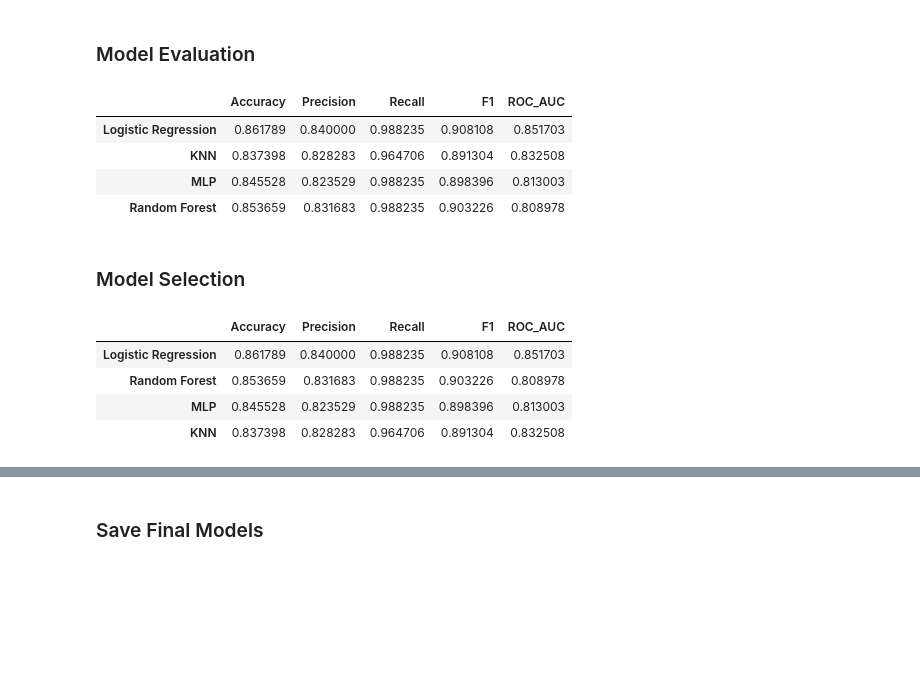
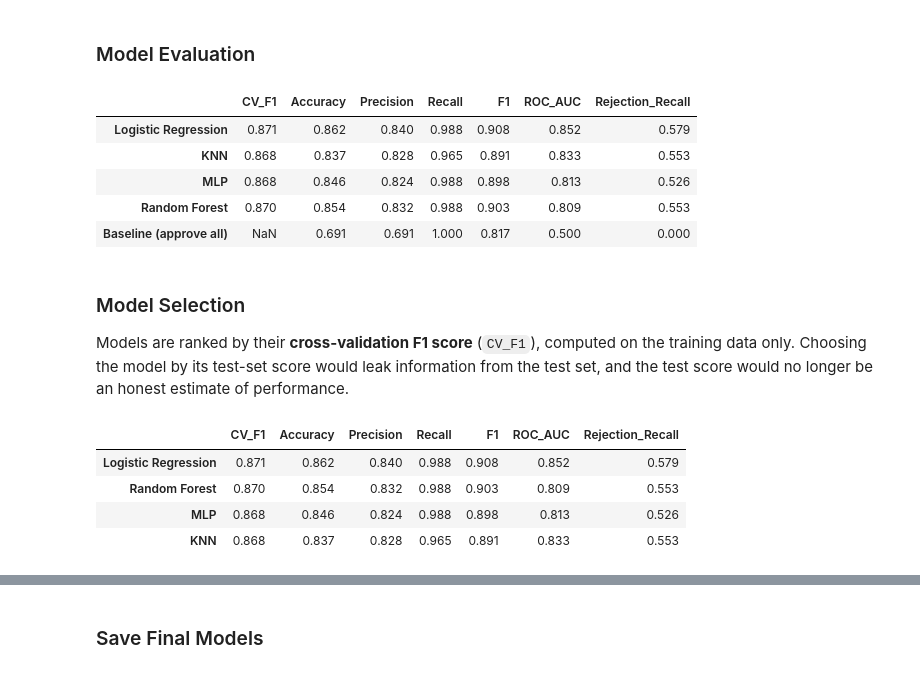
Before and after one commit to aliEbrahimiNia48/Loan_Qualification, a Jupyter notebook: Final_3.ipynb, the cells around one changed output, grey strips where cells are left out. Cells and saved outputs as stored; diff of their text form; code cells hidden in the pictures; blank space fills up the shorter version.

```diff
--- a/Final_3.ipynb
+++ b/Final_3.ipynb
@@ -54,6 +57,8 @@ np.random.seed(42)
 # %% [markdown]
 Load Data
 # %%
-df = pd.read_csv("loan.csv")
+DATA_PATH = Path("loan.csv")
+df = pd.read_csv(DATA_PATH)
+print(df.shape)
 df.head()
 # %% [output]
@@ -209,7 +225,7 @@ Logistic Regression
 # %%
 log_params = {
     "model__C": [0.01, 0.1, 1, 10],
-    "model__penalty": ["l1", "l2"],
+    "model__l1_ratio": [0, 1],  # 0 = L2 penalty, 1 = L1 penalty
     "model__solver": ["liblinear"]
 }
 
@@ -349,0 +368,6 @@ GridSearchCV(cv=5,
+# %%
+baseline = Pipeline(steps=[
+    ("preprocessor", preprocessor),
+    ("model", DummyClassifier(strategy="most_frequent"))
+])
+baseline.fit(X_train, y_train)
@@ -356,33 +398,47 @@ def evaluate_model(model, X_test, y_test):
 
     return {
         "Accuracy": accuracy_score(y_test, y_pred),
-        "Precision": precision_score(y_test, y_pred),
+        "Precision": precision_score(y_test, y_pred, zero_division=0),
         "Recall": recall_score(y_test, y_pred),
         "F1": f1_score(y_test, y_pred),
-        "ROC_AUC": roc_auc_score(y_test, y_prob)
+        "ROC_AUC": roc_auc_score(y_test, y_prob),
+        # share of the risky (rejected) applications the model also rejects
+        "Rejection_Recall": recall_score(y_test, y_pred, pos_label=0)
     }
 # %%
-results = pd.DataFrame.from_dict({
-    "Logistic Regression": evaluate_model(log_grid.best_estimator_, X_test, y_test),
-    "KNN": evaluate_model(knn_grid.best_estimator_, X_test, y_test),
-    "MLP": evaluate_model(mlp_grid.best_estimator_, X_test, y_test),
-    "Random Forest": evaluate_model(rf_grid.best_estimator_, X_test, y_test)
-}, orient="index")
+grids = {
+    "Logistic Regression": log_grid,
+    "KNN": knn_grid,
+    "MLP": mlp_grid,
+    "Random Forest": rf_grid
+}
 
-results
+results = pd.DataFrame.from_dict(
+    {name: {"CV_F1": grid.best_score_, **evaluate_model(grid.best_estimator_, X_test, y_test)}
+     for name, grid in grids.items()},
+    orient="index"
+)
+results.loc["Baseline (approve all)"] = {"CV_F1": np.nan, **evaluate_model(baseline, X_test, y_test)}
+
+results.round(3)
 # %% [output]
-|  | Accuracy | Precision | Recall | F1 | ROC_AUC |
-| Logistic Regression | 0.861789 | 0.840000 | 0.988235 | 0.908108 | 0.851703 |
-| KNN | 0.837398 | 0.828283 | 0.964706 | 0.891304 | 0.832508 |
-| MLP | 0.845528 | 0.823529 | 0.988235 | 0.898396 | 0.813003 |
-| Random Forest | 0.853659 | 0.831683 | 0.988235 | 0.903226 | 0.808978 |
+|  | CV_F1 | Accuracy | Precision | Recall | F1 | ROC_AUC | Rejection_Recall |
+| Logistic Regression | 0.871 | 0.862 | 0.840 | 0.988 | 0.908 | 0.852 | 0.579 |
+| KNN | 0.868 | 0.837 | 0.828 | 0.965 | 0.891 | 0.833 | 0.553 |
+| MLP | 0.868 | 0.846 | 0.824 | 0.988 | 0.898 | 0.813 | 0.526 |
+| Random Forest | 0.870 | 0.854 | 0.832 | 0.988 | 0.903 | 0.809 | 0.553 |
+| Baseline (approve all) | NaN | 0.691 | 0.691 | 1.000 | 0.817 | 0.500 | 0.000 |
 # %% [markdown]
 ### Model Selection
+
+Models are ranked by their **cross-validation F1 score** (`CV_F1`), computed on the training data only.
+Choosing the model by its test-set score would leak information from the test set, and the test score would no longer
+be an honest estimate of performance.
 # %%
-results.sort_values(by="F1", ascending=False)
+results.drop("Baseline (approve all)").sort_values(by="CV_F1", ascending=False).round(3)
 # %% [output]
-|  | Accuracy | Precision | Recall | F1 | ROC_AUC |
-| Logistic Regression | 0.861789 | 0.840000 | 0.988235 | 0.908108 | 0.851703 |
-| Random Forest | 0.853659 | 0.831683 | 0.988235 | 0.903226 | 0.808978 |
-| MLP | 0.845528 | 0.823529 | 0.988235 | 0.898396 | 0.813003 |
-| KNN | 0.837398 | 0.828283 | 0.964706 | 0.891304 | 0.832508 |
+|  | CV_F1 | Accuracy | Precision | Recall | F1 | ROC_AUC | Rejection_Recall |
+| Logistic Regression | 0.871 | 0.862 | 0.840 | 0.988 | 0.908 | 0.852 | 0.579 |
+| Random Forest | 0.870 | 0.854 | 0.832 | 0.988 | 0.903 | 0.809 | 0.553 |
+| MLP | 0.868 | 0.846 | 0.824 | 0.988 | 0.898 | 0.813 | 0.526 |
+| KNN | 0.868 | 0.837 | 0.828 | 0.965 | 0.891 | 0.833 | 0.553 |
```
Also changed, not shown: parts of 14 cells of this notebook, 7 other files.
